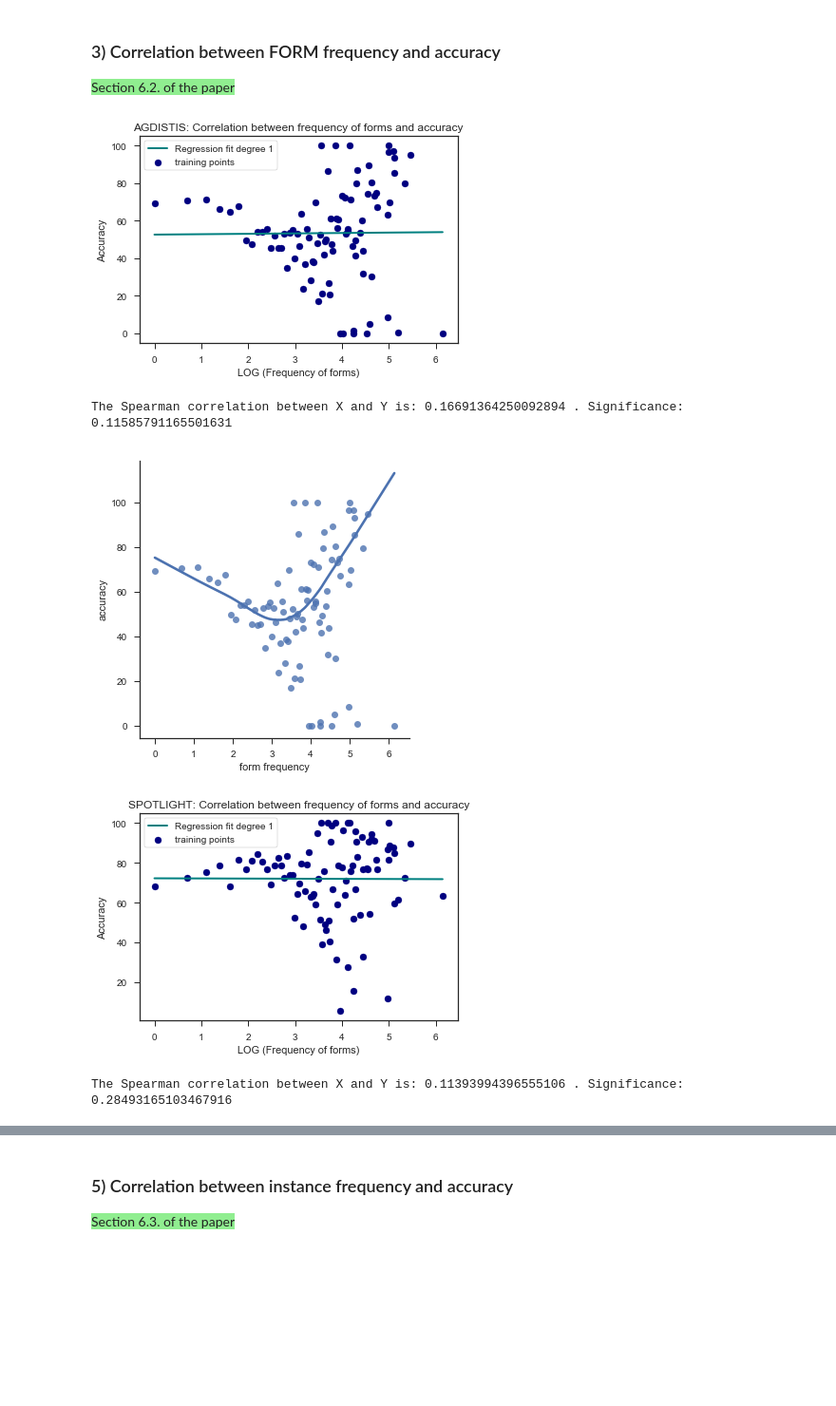
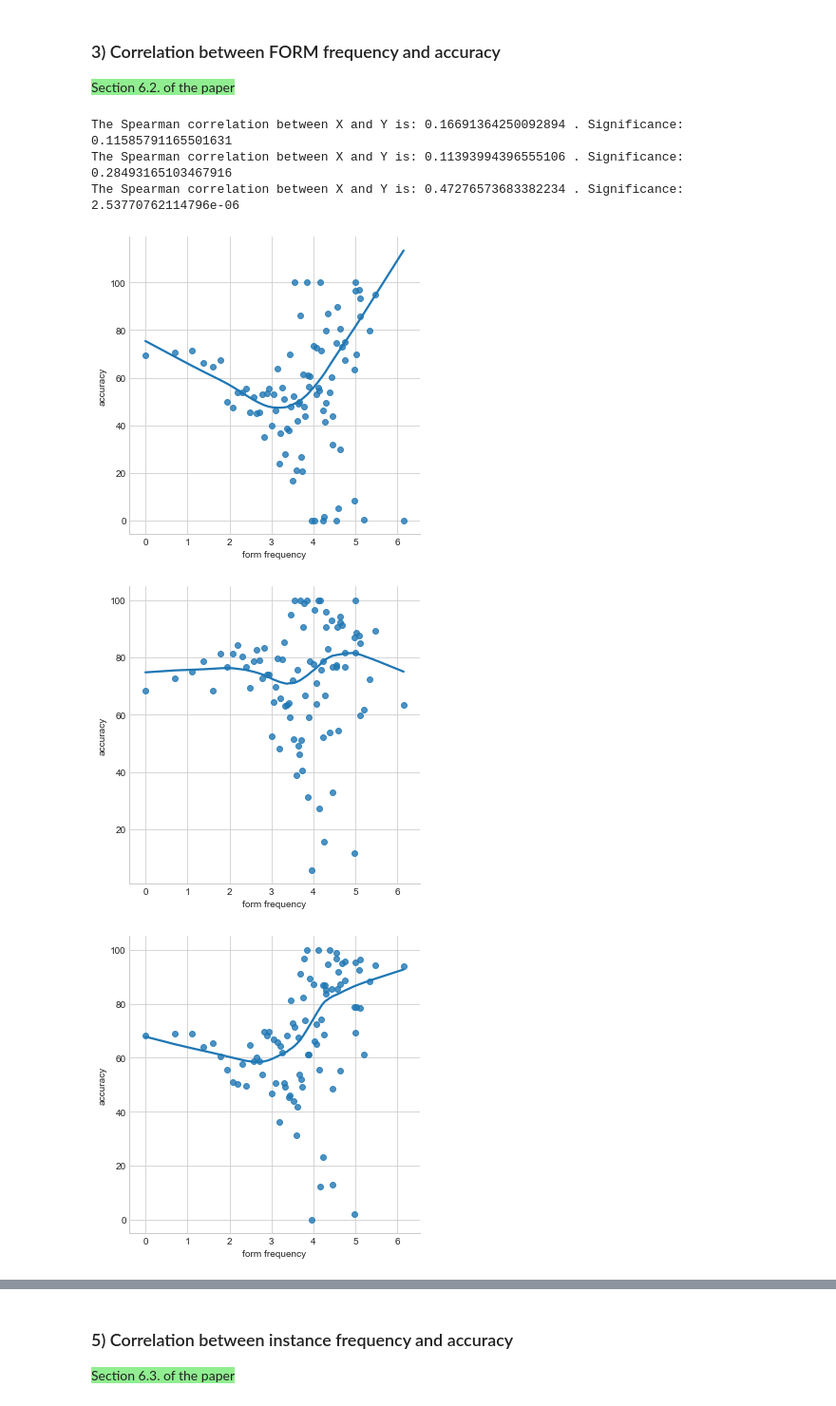
Before and after one commit to cltl/EL-long-tail-phenomena, a Jupyter notebook: System Analysis.ipynb, the cells around one changed output, grey strips where cells are left out. Shown at 95% size. Drawn from its saved outputs; the diff is of its cells as text; code cells hidden in the pictures; blank space fills up the shorter version.

```diff
--- a/System Analysis.ipynb
+++ b/System Analysis.ipynb
@@ -21,11 +33,10 @@ titles=[aida_title, reuters_title, rss_title]#, wes_title]
 systems=['agdistis', 'spotlight', 'wat']
 # %%
 ### Load data from disk
-import pickle
 system_data_articles={}
 for system in systems:
     system_data_articles[system]={}
     for data_title in titles:
-        with open('%s_%s.bin' % (data_title, system), 'rb') as outfile:
+        with open('bin/%s_%s.bin' % (data_title, system), 'rb') as outfile:
             system_data_articles[system][data_title]=pickle.load(outfile)
 # %% [markdown]
@@ -163,15 +167,0 @@ wat 0.6786341463414635
-# %%
-for system in systems:
-    interpretations, references = plot_utils.get_interpretations_and_references(system_articles[system], skip_nils=True)
-    ambiguity={}
-    for form,meanings in interpretations.items():
-        ambiguity[form]=len(meanings)
-
-    ambiguous_forms=set()
-    for form, amb in ambiguity.items():
-        if amb>1:
-            ambiguous_forms.add(form)
-
-    amb_f_acc=compute_prf_on_selection(system_articles[system], ambiguous_forms)
-    print(system, amb_f_acc)
-    scores.append(['ambiguous forms', system, amb_f_acc])
@@ -272,0 +200,2 @@ def lmplot(dist1, dist2):
+# %%
+forms_by_log_count=analysis_utils.counts_to_log_counts(forms_by_count)
@@ -273,45 +204,29 @@ def lmplot(dist1, dist2):
 # %%
-from collections import OrderedDict
-import numpy as np
-from scipy.stats import kendalltau
-import pandas as pd
-sns.set(style="ticks")
+#sns.set(style="ticks")
 
 acc_by_freq={system: OrderedDict() for system in systems}
 
 for system in systems:
 
     for count in sorted(forms_by_log_count.keys()):
         count_forms=forms_by_log_count[count]
         s=0
         for form in count_forms:
             s+=acc_by_form[system][form]
         acc_by_freq[system][count]=s/len(count_forms)
 
 
     dist1=np.array(list(acc_by_freq[system].keys()))
     dist2=np.array(list(acc_by_freq[system].values()))
-    plot_utils.scatter_plot(dist1, dist2,
-                            title='%s: Correlation between frequency of forms and accuracy' % system.upper(),
-                            x_axis='LOG (Frequency of forms)',
-                            y_axis='Accuracy',
-                            save=True
-                            )
 
     correlation, significance = spearmanr(dist1, dist2)
     print('The Spearman correlation between X and Y is:', correlation, '. Significance: ', significance)
 
-#    fig = plt.figure()
-#    sns.jointplot(dist1, dist2, kind="hex", stat_func=kendalltau, color="#4CB391")
-#    fig.savefig('img/%s-ff-acc.png' % system)
-    lmplot(dist1,dist2)
-
-
-#    plt.plot(list(acc_by_freq[system].keys()), list(acc_by_freq[system].values()))
-#    plt.show()
+    plot_utils.lmplot(dist1,dist2)
 # %% [output]
+The Spearman correlation between X and Y is: 0.16691364250092894 . Significance:  0.11585791165501631
+The Spearman correlation between X and Y is: 0.11393994396555106 . Significance:  0.28493165103467916
+The Spearman correlation between X and Y is: 0.47276573683382234 . Significance:  2.53770762114796e-06
-[figure, old version]
+[figure, new version]
-The Spearman correlation between X and Y is: 0.16691364250092894 . Significance:  0.11585791165501631
-[figure, old version]
+[figure, new version]
-[figure, old version]
+[figure, new version]
-The Spearman correlation between X and Y is: 0.11393994396555106 . Significance:  0.28493165103467916
```
Also changed, not shown: parts of 61 cells of this notebook, 7 other files.
